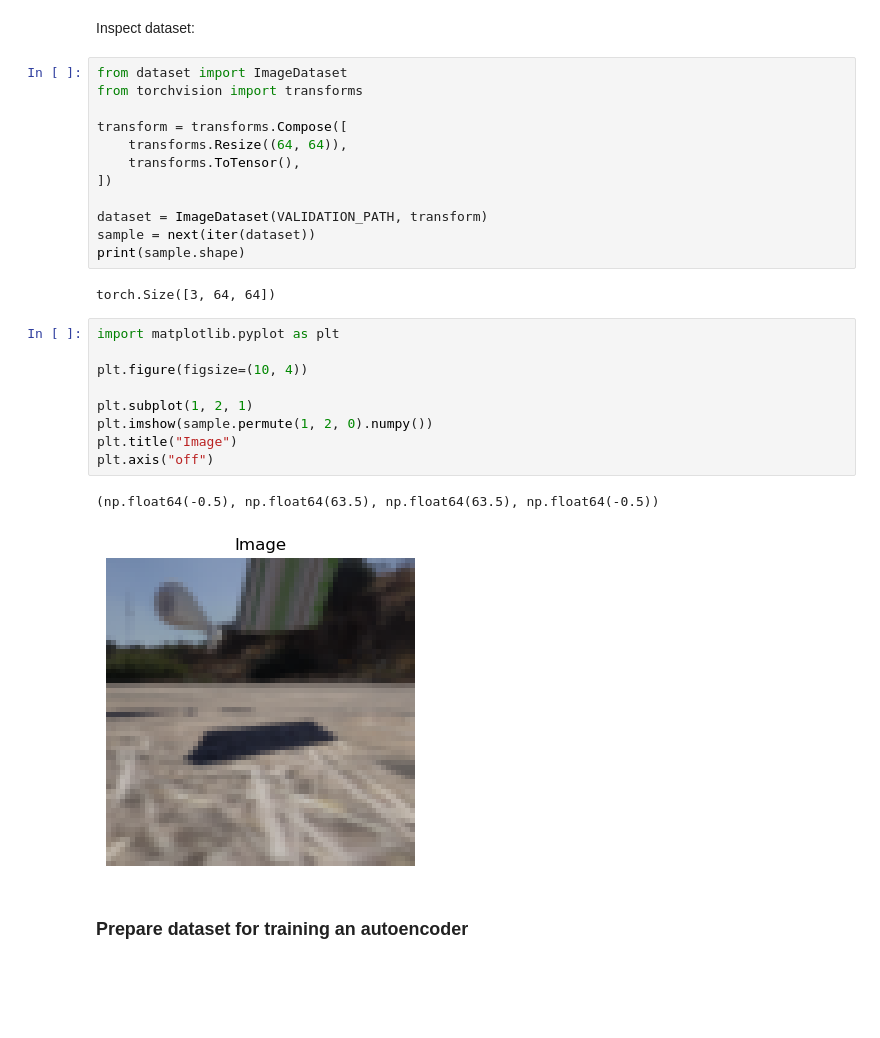
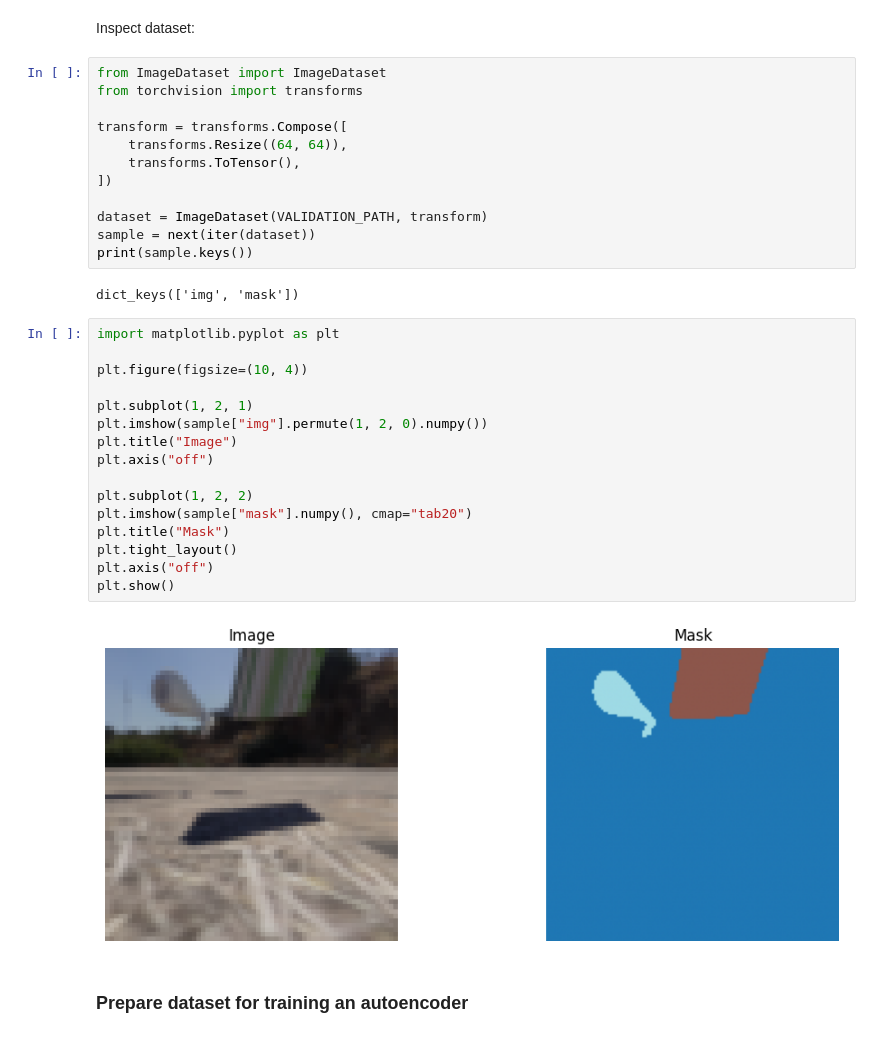
Before and after one commit to vladimashev/object-repr-video-prediction, a Jupyter notebook: test_reconstruction.ipynb, the cells around one changed output. Saved outputs shown, nothing was run; the diff lists cells and outputs as text; blank space fills up the shorter version.

```diff
--- a/test_reconstruction.ipynb
+++ b/test_reconstruction.ipynb
@@ -17,7 +25,7 @@ True
 # %% [markdown]
 Inspect dataset:
 # %%
-from dataset import ImageDataset
+from ImageDataset import ImageDataset
 from torchvision import transforms
 
 transform = transforms.Compose([
@@ -27,21 +35,27 @@ transform = transforms.Compose([
 
 dataset = ImageDataset(VALIDATION_PATH, transform)
 sample = next(iter(dataset))
-print(sample.shape)
+print(sample.keys())
 # %% [output]
-torch.Size([3, 64, 64])
+dict_keys(['img', 'mask'])
 # %%
 import matplotlib.pyplot as plt
 
 plt.figure(figsize=(10, 4))
 
 plt.subplot(1, 2, 1)
-plt.imshow(sample.permute(1, 2, 0).numpy())
+plt.imshow(sample["img"].permute(1, 2, 0).numpy())
 plt.title("Image")
 plt.axis("off")
+
+plt.subplot(1, 2, 2)
+plt.imshow(sample["mask"].numpy(), cmap="tab20")
+plt.title("Mask")
+plt.tight_layout()
+plt.axis("off")
+plt.show()
 # %% [output]
-(np.float64(-0.5), np.float64(63.5), np.float64(63.5), np.float64(-0.5))
-[figure, old version]
+[figure, new version]
 # %% [markdown]
 ### Prepare dataset for training an autoencoder
 # %%
```
Also changed, not shown: parts of 6 cells of this notebook, 5 other files.
